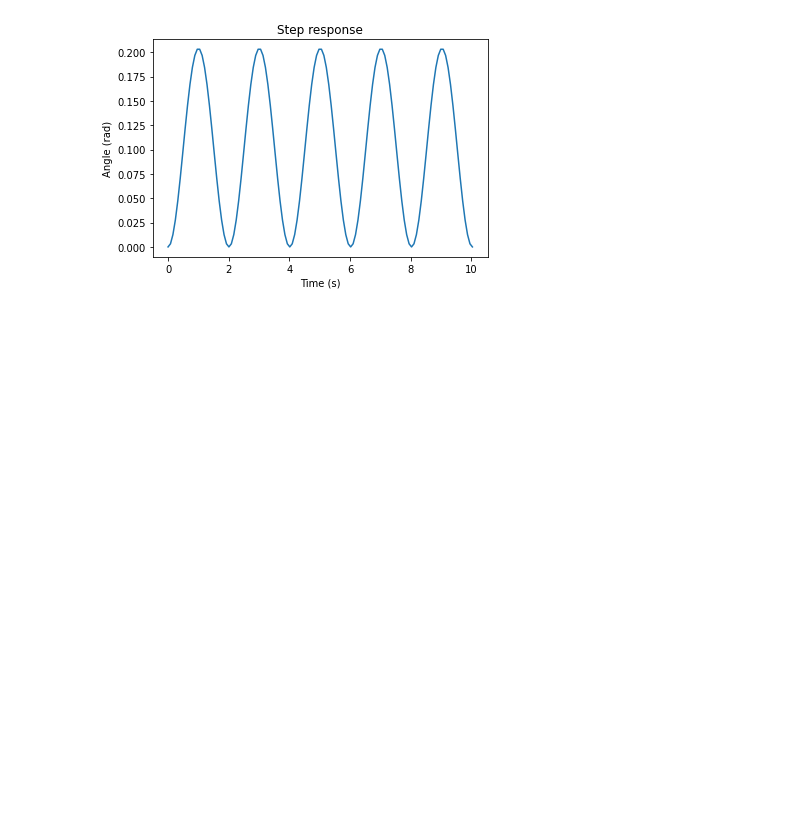
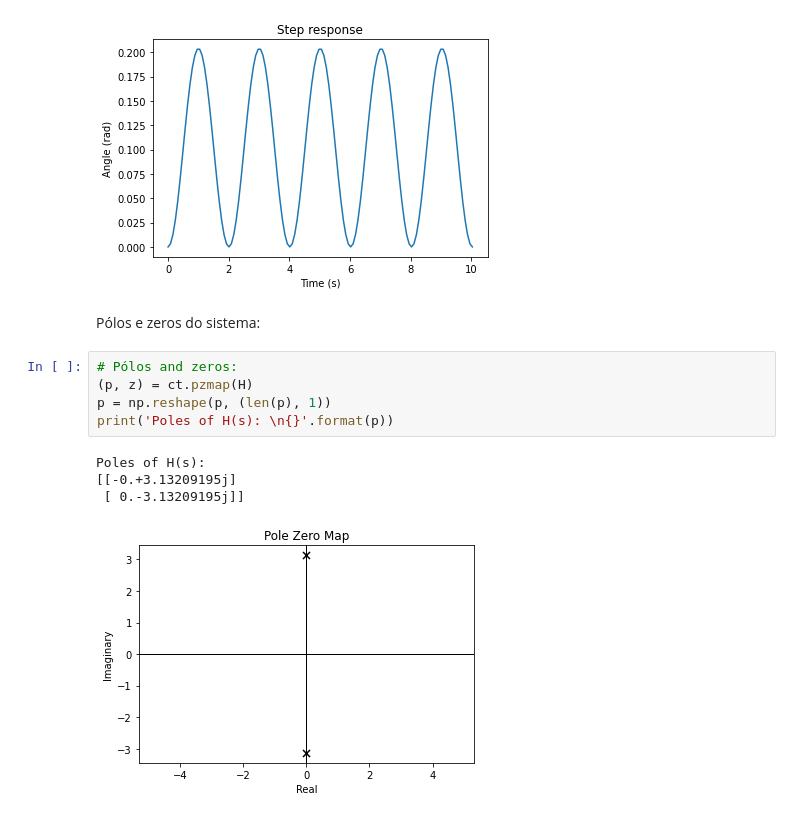
Before and after one commit to vgrassi/sel0611, a Jupyter notebook: sel0611_exerc_aula12.ipynb, the cells around one changed output. Drawn from its saved outputs; the diff is of its cells as text; blank space fills up the shorter version.

```diff
--- a/sel0611_exerc_aula12.ipynb
+++ b/sel0611_exerc_aula12.ipynb
@@ -62,3 +62,15 @@ plt.title('Step response')
 plt.show()
 # %% [output]
 [figure]
+# %% [markdown]
+Pólos e zeros do sistema:
+# %%
+# Pólos and zeros:
+(p, z) = ct.pzmap(H)
+p = np.reshape(p, (len(p), 1))
+print('Poles of H(s): \n{}'.format(p))
+# %% [output]
+Poles of H(s):
+[[-0.+3.13209195j]
+ [ 0.-3.13209195j]]
+[figure, added]
```
Also changed, not shown: parts of 2 cells of this notebook.
